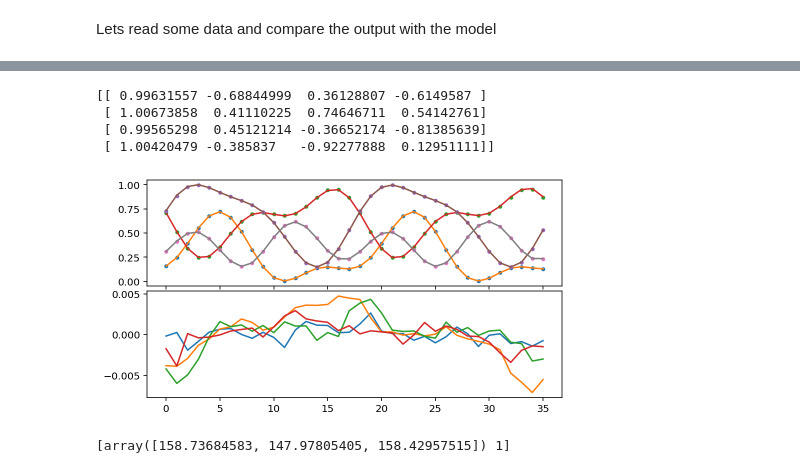
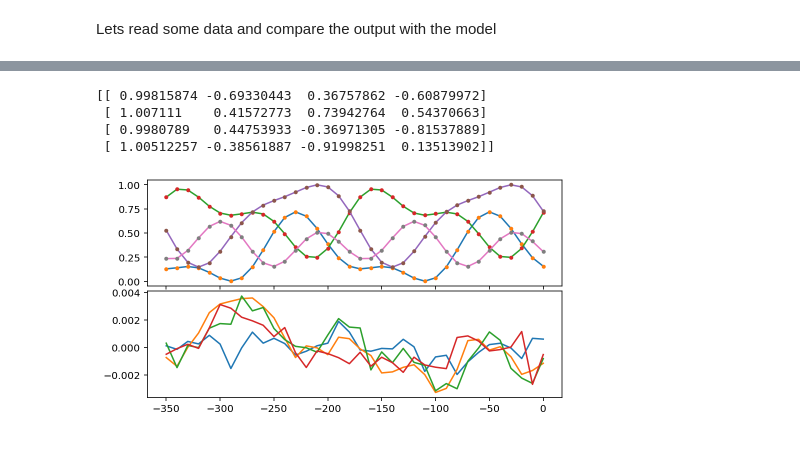
Before and after one commit to vivivum/SPGPylibs, a Jupyter notebook: SPGPylibs/PHItools/polcal_py/polcal_phi.ipynb, the cells around one changed output, grey strips where cells are left out. Saved outputs shown, nothing was run; the diff lists cells and outputs as text; code cells hidden in the pictures.

```diff
--- a/SPGPylibs/PHItools/polcal_py/polcal_phi.ipynb
+++ b/SPGPylibs/PHItools/polcal_py/polcal_phi.ipynb
@@ -82,8 +82,8 @@ data = np.einsum('klij->ijkl', data)
 #norma = np.max(data[500:1500,500:1500,:,:])
 #data = data/norma
 # %%
-read_signal = np.mean(data[1024-20:1024+20,1024-20:1024+20,:,:],axis=(0,1))
+read_signal = np.mean(data[1024-200:1024+200,1024-200:1024+200,:,:],axis=(0,1))
 #normalize around the max:
-norma = np.max(data[1024-20:1024+20,1024-20:1024+20,:,:])
+norma = np.max(data[1024-200:1024+200,1024-200:1024+200,:,:])
 read_signal /= norma
 np.savez('signa',read_signal)
@@ -90,18 +97,19 @@ np.savez('signa',read_signal)
 # %%
-pardata = {'delta1' : np.array([225, 225, 315, 315]),
-           'delta2' : np.array([234, 125.26, 54.74, 305.26]),
-           'theta1' : 0,
-           'theta2' : 45,
-           'pol_angle' : 0,
-           'rot_inst' : 0}
-theta = np.arange(0, -360, -10) - 0.631 - 5 #wave plate fast axis angle
+pardata = {'delta1' : np.array([225., 225., 315., 315.]),
+           'delta2' : np.array([234., 125.26, 54.74, 305.26]),
+           'theta1' : 0.0,
+           'theta2' : 45.0,
+           'pol_angle' : 0.0,
+           'rot_inst' : 0.0}
+theta = np.arange(0, -360, -10) #- 0.631 - 5 #wave plate fast axis angle
 '''
 #theta = off set of the retarder
 #delta = retardance
 #alpha = off set of the polarizer(angle)
 '''
 #el modelo
-mod_matrix, response = pln.pol_cal_model(alpha= - 5.76200, delta=75.52, theta=theta,pardata=pardata)
+#-5.76200
+mod_matrix, response = pln.pol_cal_model(alpha= - 0.305, delta=75.442, theta=theta,pardata=pardata)
 # %%
 fig, maps = plt.subplots(2,4,figsize=(12,4))
 plt.subplots_adjust(hspace=0.6, wspace=0.4)
@@ -137,29 +143,36 @@ def fit_calib(x,y,plot=None,w_cut=1e-10):
 # %%
 from matplotlib.gridspec import GridSpec
 
-theta = np.arange(0, -360, -10)
+#angulos iniciales para la unidad de calibración
+# que proporciona 36x4 inputs
+theta = np.arange(0,-360, -10)
 xdata = np.zeros((36, 4))
 for i in range(len(theta)):
-    xdata[i,:] = pln.cal_unit(0.305,75.442,theta[i],angle_rot=0).flatten()
+    xdata[i,:] = pln.cal_unit(0.335,75.442,theta[i],angle_rot=0).flatten()
+#datos leidos en el instrumento (36x4 tambien)
 ydata = np.copy(read_signal).astype(float)
 modm = np.zeros((4,4))
 
+#figura
 fig = plt.figure()
 gs = GridSpec(2, 1,left=0.02, right=0.98, hspace=0.05)
 ax1 = fig.add_subplot(gs[0])
 ax2 = fig.add_subplot(gs[1])
 
 norm = np.max(ydata)
+#ajusto cada una de las medidas por separado Input 36x4 -> output 36x1
+# que representan cada fila de la matrix de modulación
 for i in range(4):
     modm[i,:],yfit,cov = fit_calib(xdata,ydata[:,i]/norm,w_cut=1e-20)
-    ax1.plot(yfit,'.')
-    ax1.plot(ydata[:,i]/norm,'-')
-    ax2.plot(yfit - ydata[:,i]/norm)
-
+    ax1.plot(theta,yfit,'-')
+    ax1.plot(theta,ydata[:,i]/norm,'.')
+    ax2.plot(theta,yfit - ydata[:,i]/norm,)
+    #print(cov)
+    #print(np.sum((yfit - ydata[:,i]/norm)**2)/36.)
 print(modm)
 # %% [output]
-[[ 0.99631557 -0.68844999  0.36128807 -0.6149587 ]
- [ 1.00673858  0.41110225  0.74646711  0.54142761]
- [ 0.99565298  0.45121214 -0.36652174 -0.81385639]
- [ 1.00420479 -0.385837   -0.92277888  0.12951111]]
+[[ 0.99815874 -0.69330443  0.36757862 -0.60879972]
+ [ 1.007111    0.41572773  0.73942764  0.54370663]
+ [ 0.9980789   0.44753933 -0.36971305 -0.81537889]
+ [ 1.00512257 -0.38561887 -0.91998251  0.13513902]]
-[figure, old version]
+[figure, new version]
@@ -184,4 +178,0 @@ test = optimization.leastsq(func , [0.305,75.442,0.], args=(xdata, ydata/np.max(
-# %%
-print(np.mod(test,180))
-# %% [output]
-[array([158.73684583, 147.97805405, 158.42957515]) 1]
```
Also changed, not shown: parts of 16 cells of this notebook, 1 other file.
